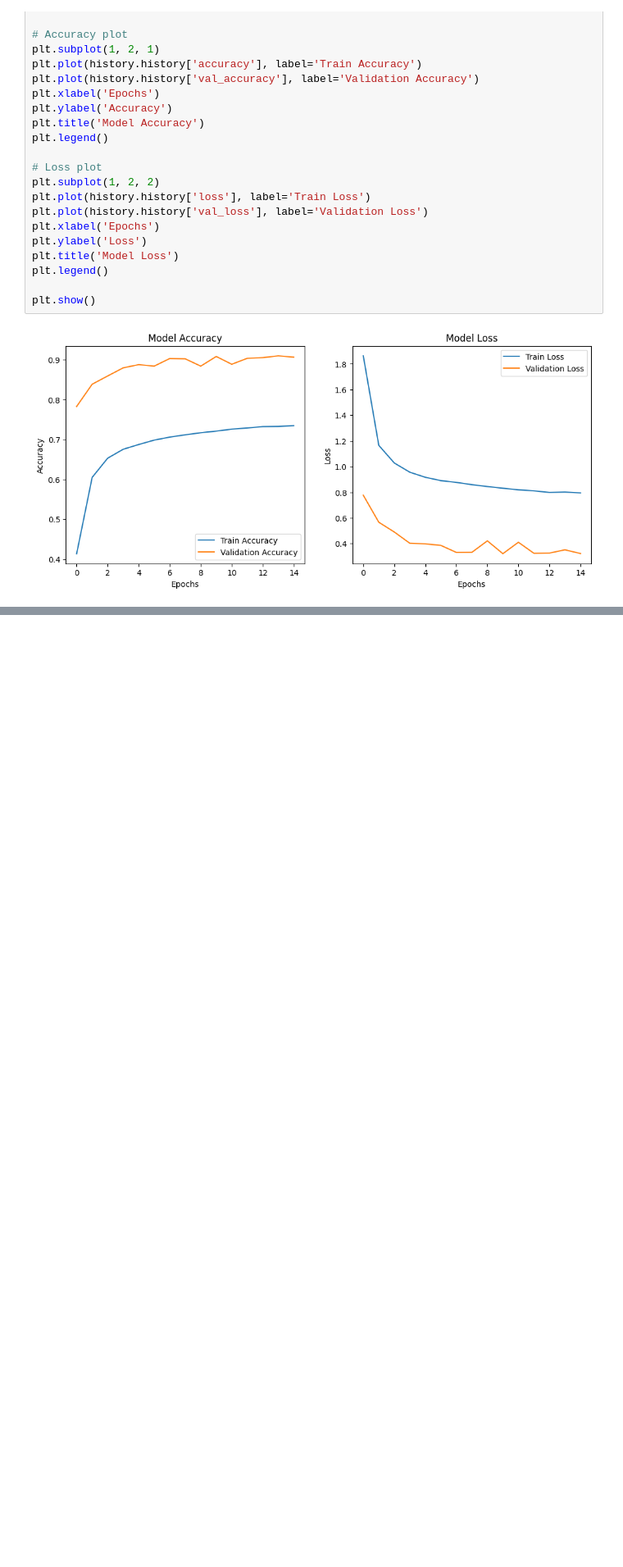
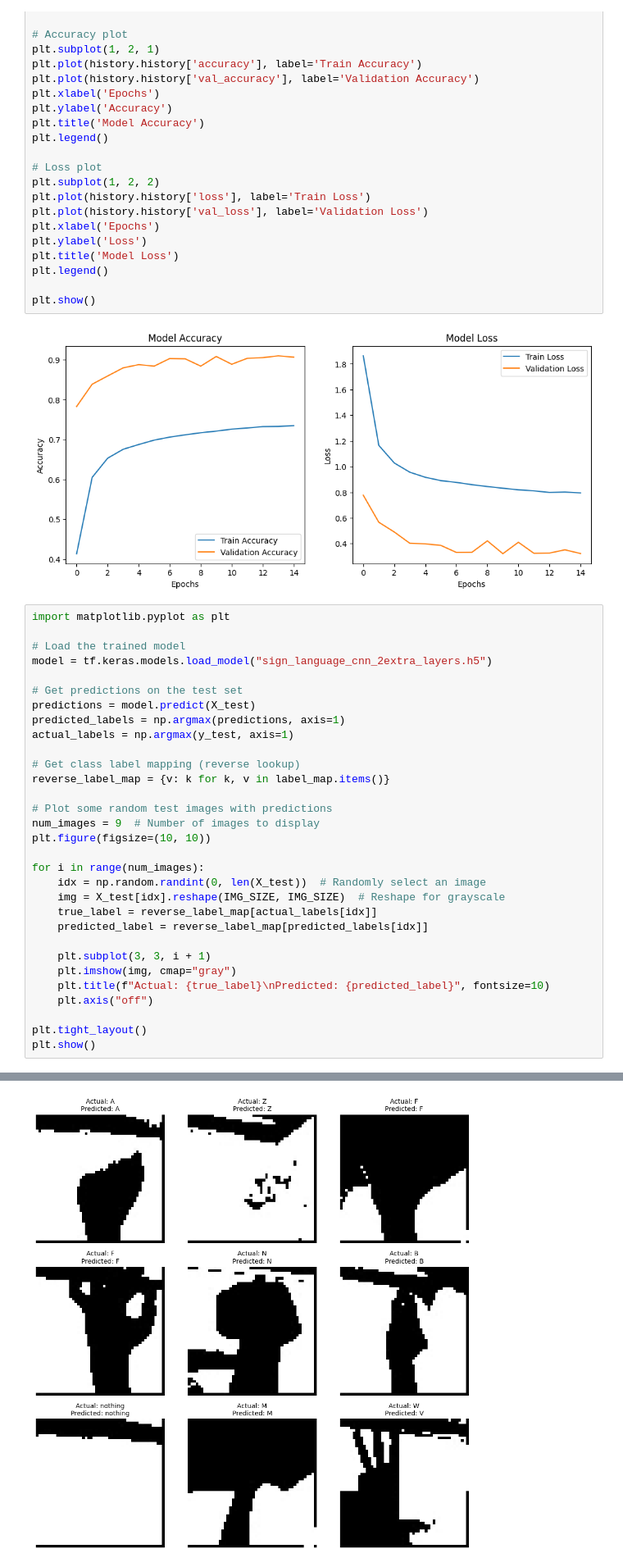
Before and after one commit to Dhaarani13/Project, a Jupyter notebook: traditional_final.ipynb, the cells around one changed output, grey strips where cells are left out. Shown at 82% size. Drawn from its saved outputs; the diff is of its cells as text; blank space fills up the shorter version.

```diff
--- a/traditional_final.ipynb
+++ b/traditional_final.ipynb
@@ -352,3 +352,35 @@ plt.legend()
 plt.show()
 # %% [output]
 [figure]
+# %%
+import matplotlib.pyplot as plt
+
+# Load the trained model
+model = tf.keras.models.load_model("sign_language_cnn_2extra_layers.h5")
+
+# Get predictions on the test set
+predictions = model.predict(X_test)
+predicted_labels = np.argmax(predictions, axis=1)
+actual_labels = np.argmax(y_test, axis=1)
+
+# Get class label mapping (reverse lookup)
+reverse_label_map = {v: k for k, v in label_map.items()}
+
+# Plot some random test images with predictions
+num_images = 9  # Number of images to display
+plt.figure(figsize=(10, 10))
+
+for i in range(num_images):
+    idx = np.random.randint(0, len(X_test))  # Randomly select an image
+    img = X_test[idx].reshape(IMG_SIZE, IMG_SIZE)  # Reshape for grayscale
+    true_label = reverse_label_map[actual_labels[idx]]
+    predicted_label = reverse_label_map[predicted_labels[idx]]
+
+    plt.subplot(3, 3, i + 1)
+    plt.imshow(img, cmap="gray")
+    plt.title(f"Actual: {true_label}\nPredicted: {predicted_label}", fontsize=10)
+    plt.axis("off")
+
+plt.tight_layout()
+plt.show()
+# %% [output]
@@ -354,0 +389 @@ plt.show()
+[figure, added]
```
Also changed, not shown: parts of 1 cell of this notebook.
